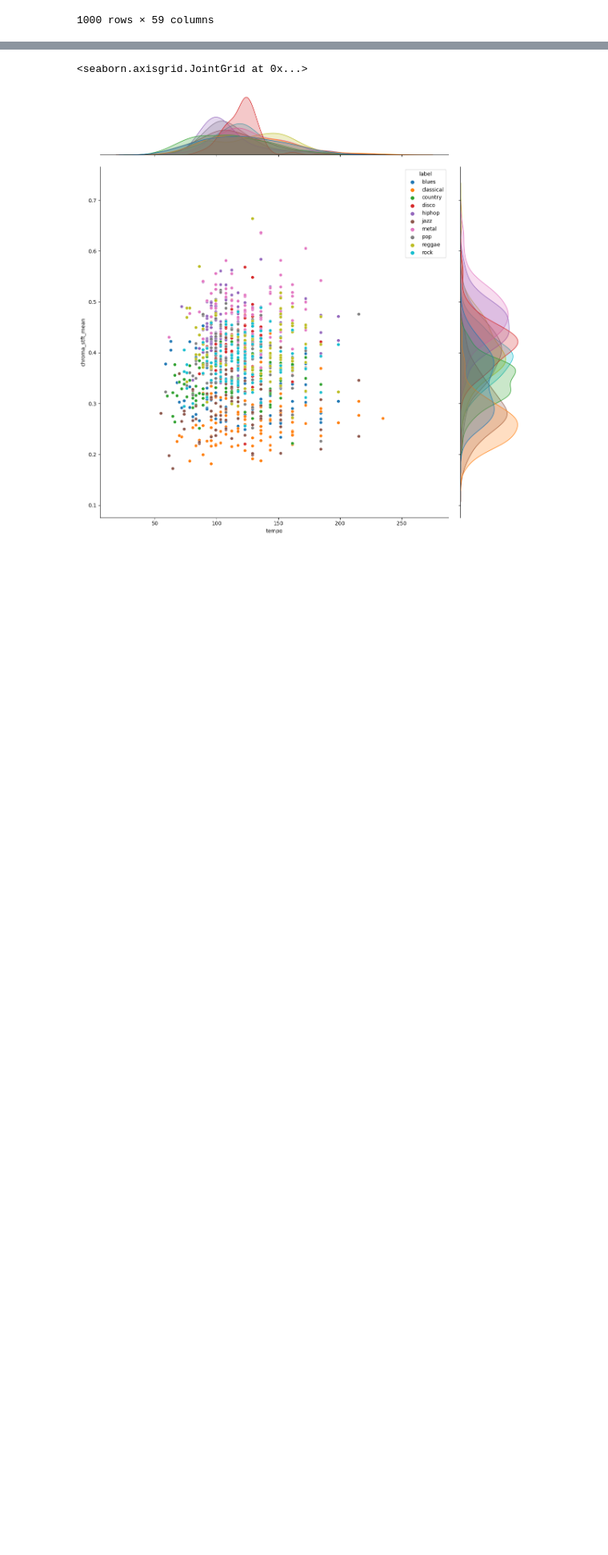
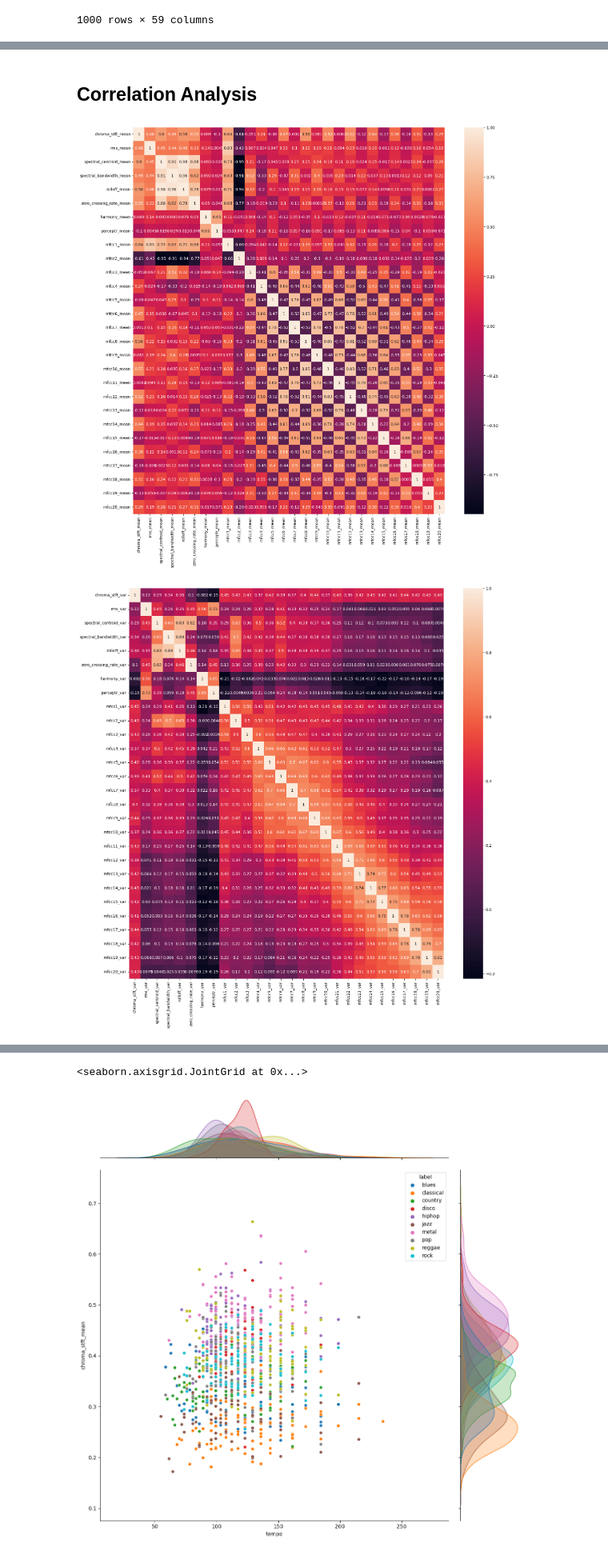
Before and after one commit to COGS118A/Group007-SP23, a Jupyter notebook: Checkpoint_Group007-SP23.ipynb, the cells around one changed output, grey strips where cells are left out. Shown at 80% size. Drawn from its saved outputs; the diff is of its cells as text; code cells hidden in the pictures; blank space fills up the shorter version.

```diff
--- a/Checkpoint_Group007-SP23.ipynb
+++ b/Checkpoint_Group007-SP23.ipynb
@@ -105,0 +189,18 @@ plt.show()
+# %% [markdown]
+## Correlation Analysis
+# %%
+# Calculate correlation matrix
+corr_matrix_means = df[[col for col in df.columns if 'mean' in col]].corr()
+corr_matrix_vars = df[[col for col in df.columns if 'var' in col]].corr()
+
+# Plot heatmap of correlation matrix
+plt.figure(figsize=(18,18))
+sns.heatmap(corr_matrix_means, annot=True)
+plt.show()
+
+plt.figure(figsize=(18,18))
+sns.heatmap(corr_matrix_vars, annot=True)
+plt.show()
+# %% [output]
+[figure, added]
+[figure, added]
```
Also changed, not shown: parts of 20 cells of this notebook, 1 other file.
